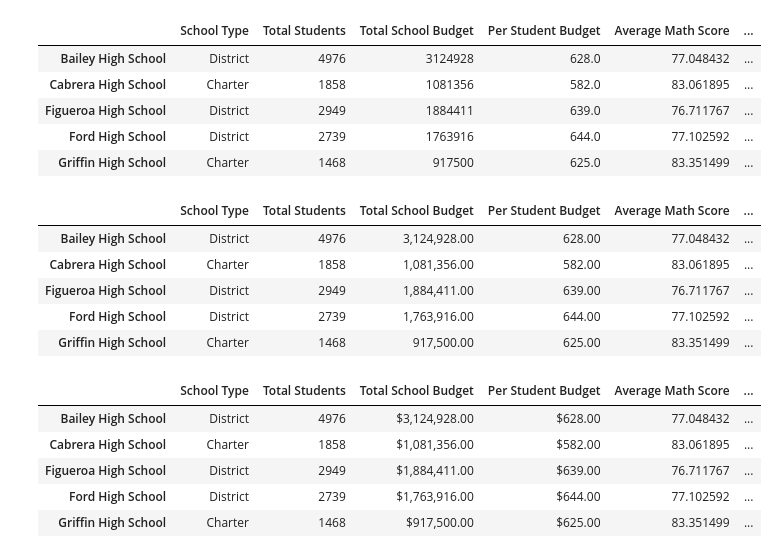
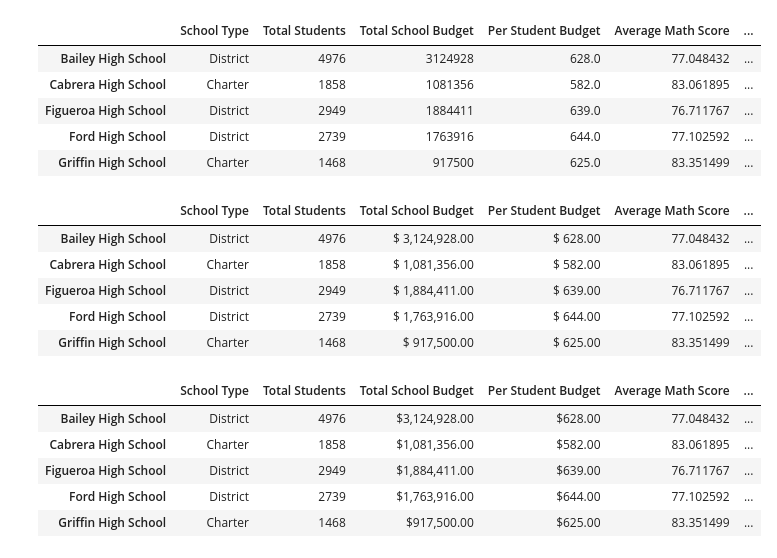
Before and after one commit to arelysrsd87/School-District-Analysis, a Jupyter notebook: PyCitySchools.ipynb, the cells around one changed output. Cells and saved outputs as stored; diff of their text form; code cells hidden in the pictures.

```diff
--- a/PyCitySchools.ipynb
+++ b/PyCitySchools.ipynb
@@ -800,20 +800,20 @@ per_school_summary_df.head()
 | Griffin High School | Charter | 1468 | 917500 | 625.0 | 83.351499 | ... |
 # %%
 # Format the Total School Budget and the Per Student Budget columns.
-per_school_summary_df["Total School Budget"] = per_school_summary_df["Total School Budget"].map("{:,.2f}".format)
+per_school_summary_df["Total School Budget"] = per_school_summary_df["Total School Budget"].map("$ {:,.2f}".format)
 
-per_school_summary_df["Per Student Budget"] = per_school_summary_df["Per Student Budget"].map("{:,.2f}".format)
+per_school_summary_df["Per Student Budget"] = per_school_summary_df["Per Student Budget"].map("$ {:,.2f}".format)
 
 
 # Display the data frame
 per_school_summary_df.head()
 # %% [output]
 |  | School Type | Total Students | Total School Budget | Per Student Budget | Average Math Score | ... |
-| Bailey High School | District | 4976 | 3,124,928.00 | 628.00 | 77.048432 | ... |
-| Cabrera High School | Charter | 1858 | 1,081,356.00 | 582.00 | 83.061895 | ... |
-| Figueroa High School | District | 2949 | 1,884,411.00 | 639.00 | 76.711767 | ... |
-| Ford High School | District | 2739 | 1,763,916.00 | 644.00 | 77.102592 | ... |
-| Griffin High School | Charter | 1468 | 917,500.00 | 625.00 | 83.351499 | ... |
+| Bailey High School | District | 4976 | $ 3,124,928.00 | $ 628.00 | 77.048432 | ... |
+| Cabrera High School | Charter | 1858 | $ 1,081,356.00 | $ 582.00 | 83.061895 | ... |
+| Figueroa High School | District | 2949 | $ 1,884,411.00 | $ 639.00 | 76.711767 | ... |
+| Ford High School | District | 2739 | $ 1,763,916.00 | $ 644.00 | 77.102592 | ... |
+| Griffin High School | Charter | 1468 | $ 917,500.00 | $ 625.00 | 83.351499 | ... |
 # %%
 # Reorder the columns in the order you want them to appear.
 new_column_order = ["School Type", "Total Students", "Total School Budget", "Per Student Budget", "Average Math Score", "Average Reading Score", "% Passing Math", "% Passing Reading", "% Overall Passing"]
```
